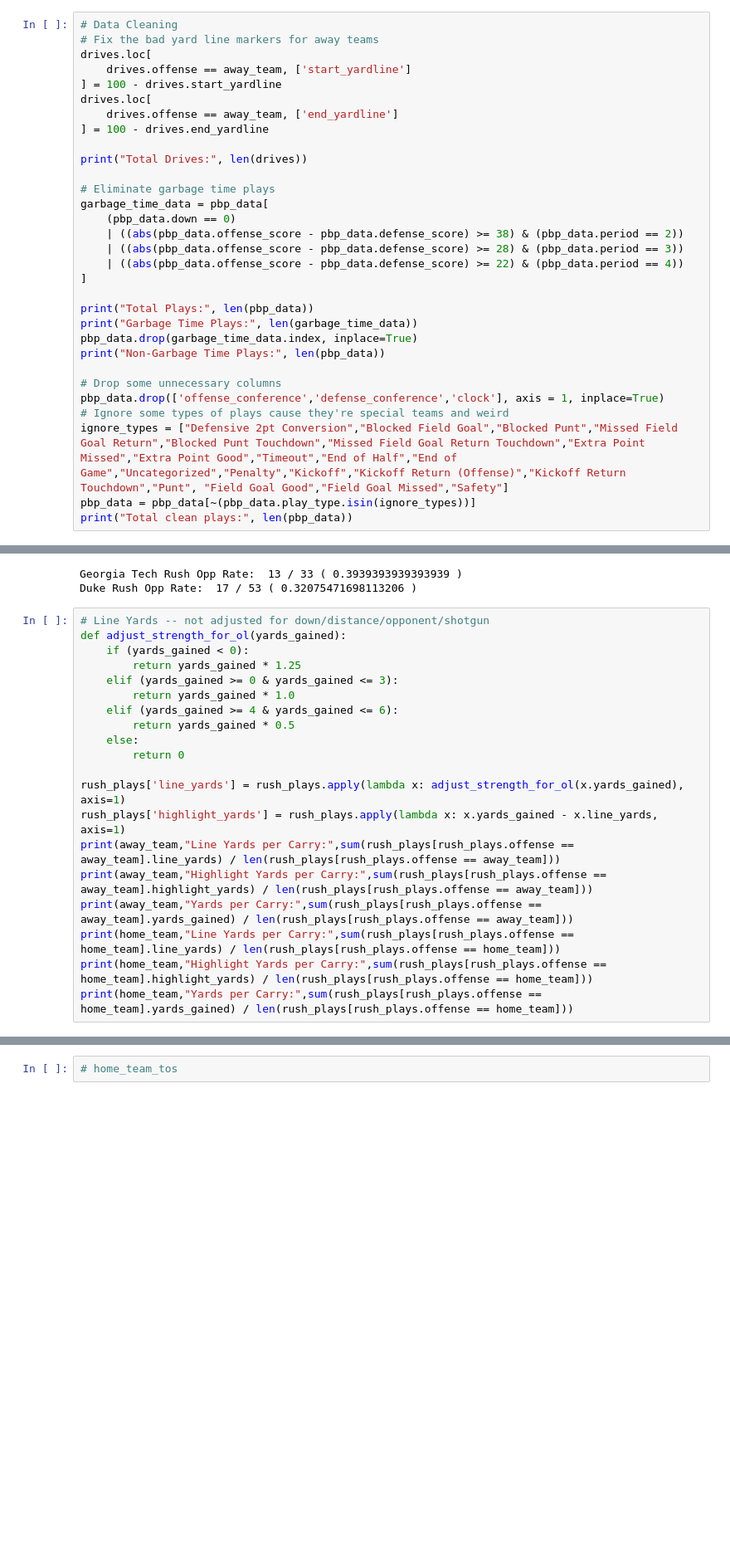
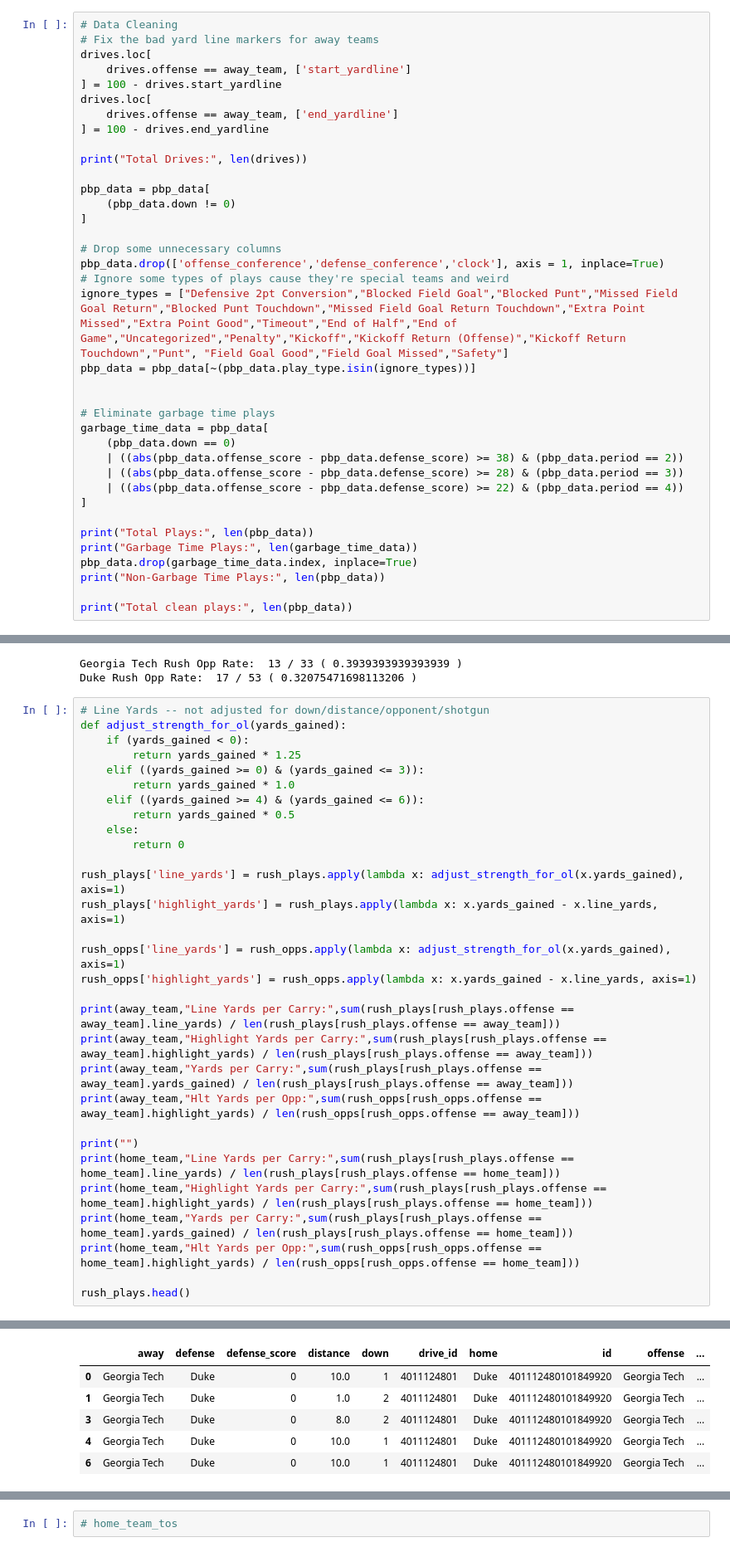
Before and after one commit to akeaswaran/cfb-pbp-analysis, a Jupyter notebook: advanced box score stat calculations.ipynb, the cells around one changed output, grey strips where cells are left out. Shown at 83% size. Drawn from its saved outputs; the diff is of its cells as text; blank space fills up the shorter version.

Commit message:
expanded what is calculated by box score

```diff
--- a/advanced box score stat calculations.ipynb
+++ b/advanced box score stat calculations.ipynb
@@ -45,6 +45,17 @@ drives.loc[
 ] = 100 - drives.end_yardline
 
 print("Total Drives:", len(drives))
+
+pbp_data = pbp_data[
+    (pbp_data.down != 0)
+]
+
+# Drop some unnecessary columns
+pbp_data.drop(['offense_conference','defense_conference','clock'], axis = 1, inplace=True)
+# Ignore some types of plays cause they're special teams and weird
+ignore_types = ["Defensive 2pt Conversion","Blocked Field Goal","Blocked Punt","Missed Field Goal Return","Blocked Punt Touchdown","Missed Field Goal Return Touchdown","Extra Point Missed","Extra Point Good","Timeout","End of Half","End of Game","Uncategorized","Penalty","Kickoff","Kickoff Return (Offense)","Kickoff Return Touchdown","Punt", "Field Goal Good","Field Goal Missed","Safety"]
+pbp_data = pbp_data[~(pbp_data.play_type.isin(ignore_types))]
+
 
 # Eliminate garbage time plays
 garbage_time_data = pbp_data[
@@ -59,11 +70,6 @@ print("Garbage Time Plays:", len(garbage_time_data))
 pbp_data.drop(garbage_time_data.index, inplace=True)
 print("Non-Garbage Time Plays:", len(pbp_data))
 
-# Drop some unnecessary columns
-pbp_data.drop(['offense_conference','defense_conference','clock'], axis = 1, inplace=True)
-# Ignore some types of plays cause they're special teams and weird
-ignore_types = ["Defensive 2pt Conversion","Blocked Field Goal","Blocked Punt","Missed Field Goal Return","Blocked Punt Touchdown","Missed Field Goal Return Touchdown","Extra Point Missed","Extra Point Good","Timeout","End of Half","End of Game","Uncategorized","Penalty","Kickoff","Kickoff Return (Offense)","Kickoff Return Touchdown","Punt", "Field Goal Good","Field Goal Missed","Safety"]
-pbp_data = pbp_data[~(pbp_data.play_type.isin(ignore_types))]
 print("Total clean plays:", len(pbp_data))
 # %% [output]
 Total Drives: 23
@@ -380,19 +403,29 @@ Duke Rush Opp Rate:  17 / 53 ( 0.32075471698113206 )
 def adjust_strength_for_ol(yards_gained):
     if (yards_gained < 0):
         return yards_gained * 1.25
-    elif (yards_gained >= 0 & yards_gained <= 3):
+    elif ((yards_gained >= 0) & (yards_gained <= 3)):
         return yards_gained * 1.0
-    elif (yards_gained >= 4 & yards_gained <= 6):
+    elif ((yards_gained >= 4) & (yards_gained <= 6)):
         return yards_gained * 0.5
     else:
         return 0
 
 rush_plays['line_yards'] = rush_plays.apply(lambda x: adjust_strength_for_ol(x.yards_gained), axis=1)
 rush_plays['highlight_yards'] = rush_plays.apply(lambda x: x.yards_gained - x.line_yards, axis=1)
+
+rush_opps['line_yards'] = rush_opps.apply(lambda x: adjust_strength_for_ol(x.yards_gained), axis=1)
+rush_opps['highlight_yards'] = rush_opps.apply(lambda x: x.yards_gained - x.line_yards, axis=1)
+
 print(away_team,"Line Yards per Carry:",sum(rush_plays[rush_plays.offense == away_team].line_yards) / len(rush_plays[rush_plays.offense == away_team]))
 print(away_team,"Highlight Yards per Carry:",sum(rush_plays[rush_plays.offense == away_team].highlight_yards) / len(rush_plays[rush_plays.offense == away_team]))
 print(away_team,"Yards per Carry:",sum(rush_plays[rush_plays.offense == away_team].yards_gained) / len(rush_plays[rush_plays.offense == away_team]))
+print(away_team,"Hlt Yards per Opp:",sum(rush_opps[rush_opps.offense == away_team].highlight_yards) / len(rush_opps[rush_opps.offense == away_team]))
+
+print("")
 print(home_team,"Line Yards per Carry:",sum(rush_plays[rush_plays.offense == home_team].line_yards) / len(rush_plays[rush_plays.offense == home_team]))
 print(home_team,"Highlight Yards per Carry:",sum(rush_plays[rush_plays.offense == home_team].highlight_yards) / len(rush_plays[rush_plays.offense == home_team]))
 print(home_team,"Yards per Carry:",sum(rush_plays[rush_plays.offense == home_team].yards_gained) / len(rush_plays[rush_plays.offense == home_team]))
+print(home_team,"Hlt Yards per Opp:",sum(rush_opps[rush_opps.offense == home_team].highlight_yards) / len(rush_opps[rush_opps.offense == home_team]))
+
+rush_plays.head()
 # %% [output]
@@ -415,3 +461,9 @@ See the caveats in the documentation: http://pandas.pydata.org/pandas-docs/stabl
+|  | away | defense | defense_score | distance | down | drive_id | home | id | offense | ... |
+| 0 | Georgia Tech | Duke | 0 | 10.0 | 1 | 4011124801 | Duke | 401112480101849920 | Georgia Tech | ... |
+| 1 | Georgia Tech | Duke | 0 | 1.0 | 2 | 4011124801 | Duke | 401112480101849920 | Georgia Tech | ... |
+| 3 | Georgia Tech | Duke | 0 | 8.0 | 2 | 4011124801 | Duke | 401112480101849920 | Georgia Tech | ... |
+| 4 | Georgia Tech | Duke | 0 | 10.0 | 1 | 4011124801 | Duke | 401112480101849920 | Georgia Tech | ... |
+| 6 | Georgia Tech | Duke | 0 | 10.0 | 1 | 4011124801 | Duke | 401112480101849920 | Georgia Tech | ... |
 # %%
 # Expected and Adjusted Turnover Margins
 
```
Also changed, not shown: parts of 12 cells of this notebook.
